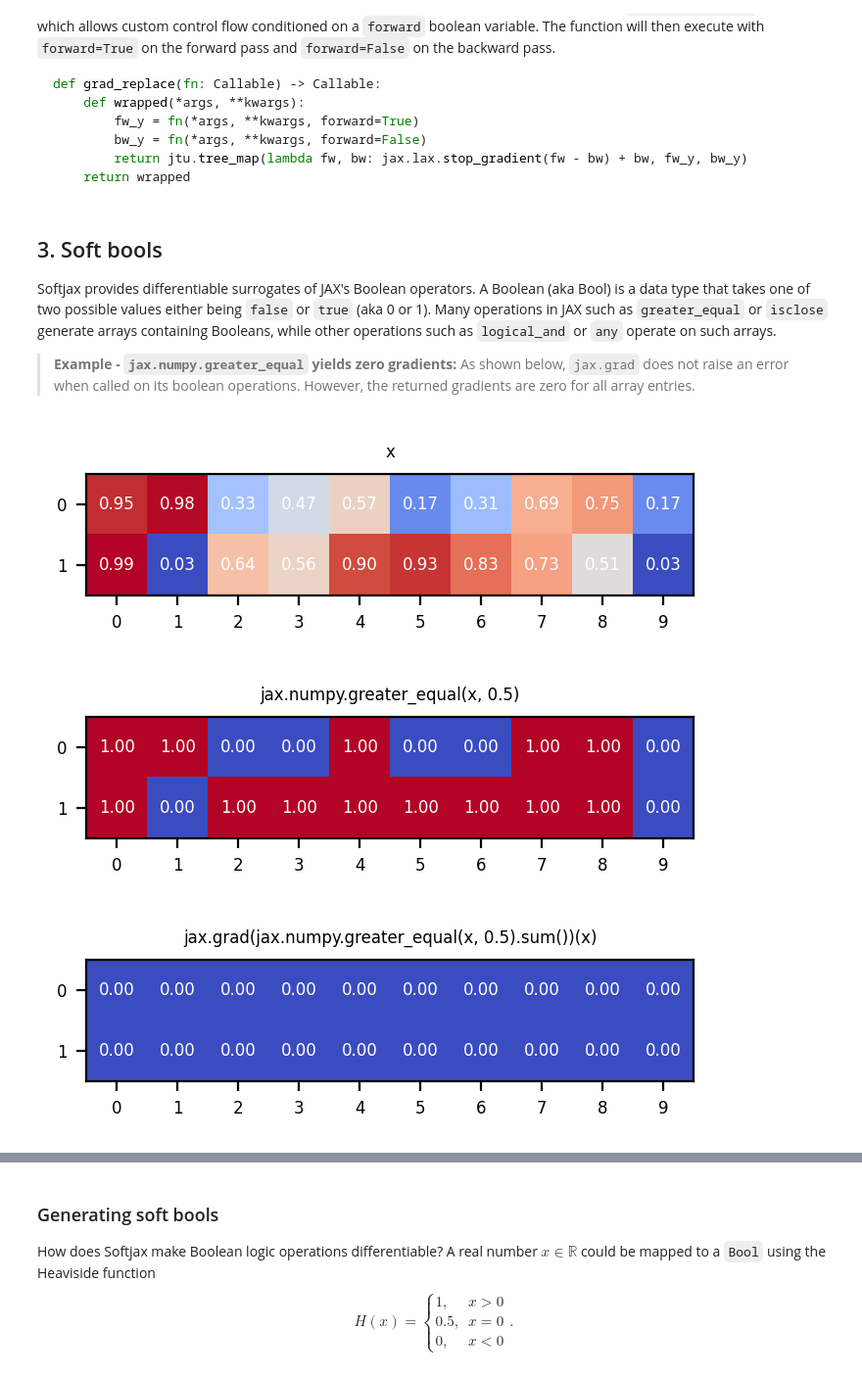
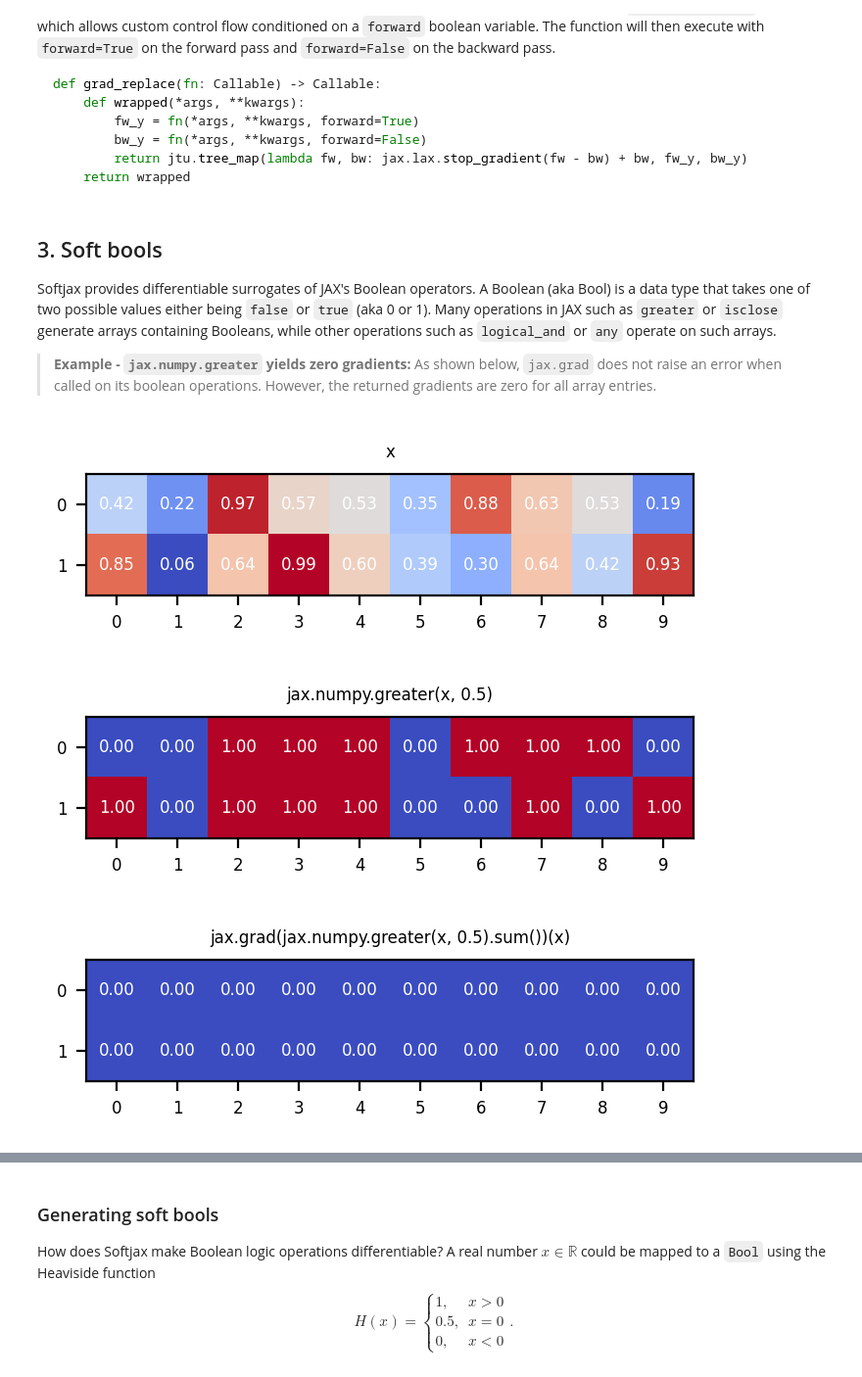
Before and after one commit to a-paulus/softjax, a Jupyter notebook: docs/all-of-softjax.ipynb, the cells around one changed output, grey strips where cells are left out. Shown at 98% size. Cells and saved outputs as stored; diff of their text form; code cells hidden in the pictures.

````diff
--- a/docs/all-of-softjax.ipynb
+++ b/docs/all-of-softjax.ipynb
@@ -5,7 +5,6 @@ Softjax provides easy-to-use differentiable function surrogates of non-different
 
 This pages guides you through all of Softjax key functionalities.
 # %%
-import os
 from collections.abc import Callable
 
 import jax
@@ -16,11 +15,9 @@ from matplotlib.colors import LinearSegmentedColormap
 from matplotlib.lines import Line2D
 
 
-os.environ["JAX_ENABLE_X64"] = "true"
-os.environ["JAX_DEFAULT_MATMUL_PRECISION"] = "high"
-os.environ["JAX_DEBUG_NANS"] = "false"
+jax.config.update("jax_enable_x64", True)
+jax.config.update("jax_default_matmul_precision", "high")
 jax.config.update("jax_platforms", "cpu")
-plt.rcParams["figure.dpi"] = 200
 # %%
 linewidth = 1.0
 SMALL_SIZE = 6
@@ -421,25 +418,25 @@ def grad_replace(fn: Callable) -> Callable:
 ```
 # %% [markdown]
 ## 3. Soft bools
-Softjax provides differentiable surrogates of JAX's Boolean operators. A Boolean (aka Bool) is a data type that takes one of two possible values either being `false` or `true` (aka 0 or 1). Many operations in JAX such as `greater_equal` or `isclose` generate arrays containing Booleans, while other operations such as `logical_and` or `any` operate on such arrays.
+Softjax provides differentiable surrogates of JAX's Boolean operators. A Boolean (aka Bool) is a data type that takes one of two possible values either being `false` or `true` (aka 0 or 1). Many operations in JAX such as `greater` or `isclose` generate arrays containing Booleans, while other operations such as `logical_and` or `any` operate on such arrays.
 
-> **Example - `jax.numpy.greater_equal` yields zero gradients:** As shown below, `jax.grad` does not raise an error when called on its boolean operations. However, the returned gradients are zero for all array entries.
+> **Example - `jax.numpy.greater` yields zero gradients:** As shown below, `jax.grad` does not raise an error when called on its boolean operations. However, the returned gradients are zero for all array entries.
 # %%
 x = jax.random.uniform(jax.random.key(0), shape=(2, 10))
-bool_array = jax.numpy.greater_equal(x, 0.5)
+bool_array = jax.numpy.greater(x, 0.5)
 
 
 def boolean_loss(x):
-    return jax.numpy.greater_equal(x, 0.5).sum().astype("float32")
+    return jax.numpy.greater(x, 0.5).sum().astype("float32")
 
 
 boolean_grads = jax.grad(boolean_loss)(x)
 
 plot_array(x, title="x")
-plot_array(bool_array, title="jax.numpy.greater_equal(x, 0.5)")
-plot_array(boolean_grads, title="jax.grad(jax.numpy.greater_equal(x, 0.5).sum())(x)")
+plot_array(bool_array, title="jax.numpy.greater(x, 0.5)")
+plot_array(boolean_grads, title="jax.grad(jax.numpy.greater(x, 0.5).sum())(x)")
 # %% [output]
-[figure, old version]
+[figure, new version]
-[figure, old version]
+[figure, new version]
-[figure, old version]
+[figure, new version]
 # %% [markdown]
````
Also changed, not shown: parts of 23 cells of this notebook, 9 other files.
